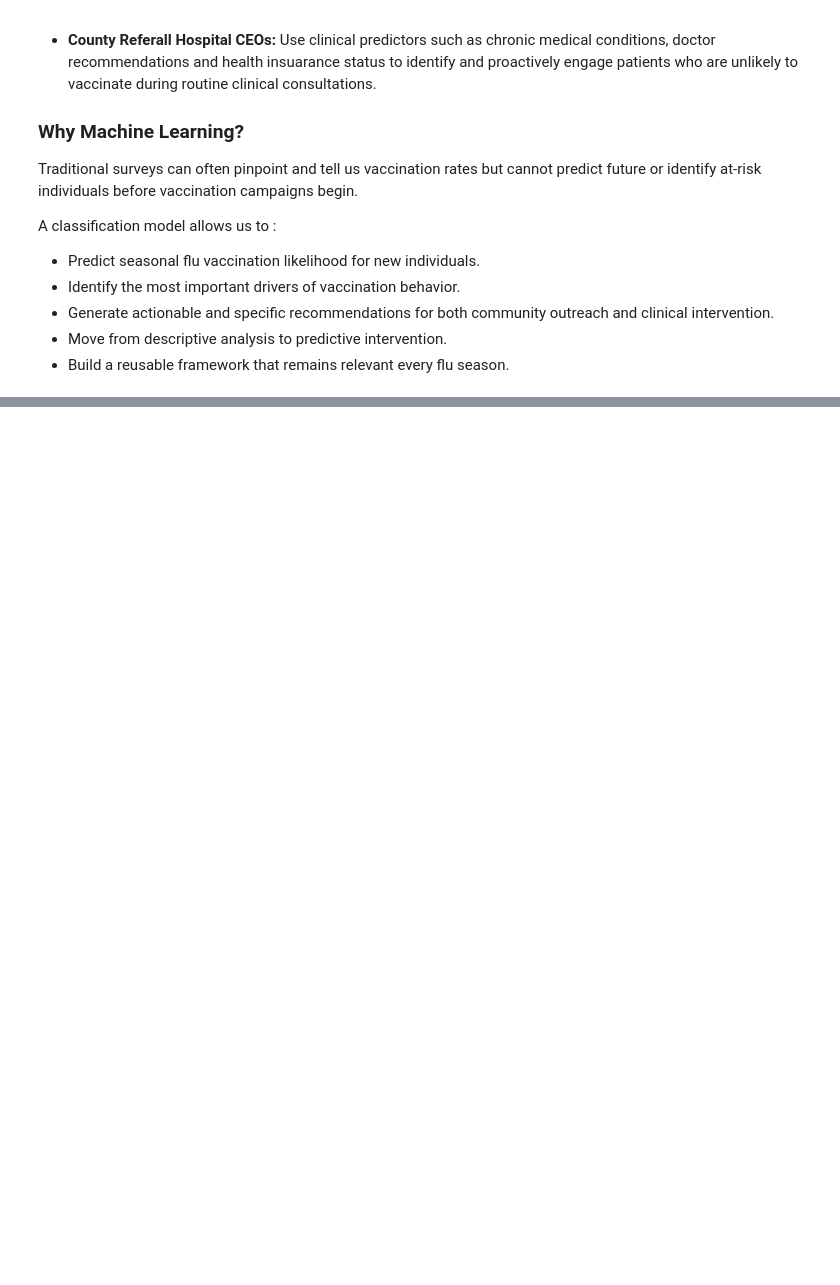
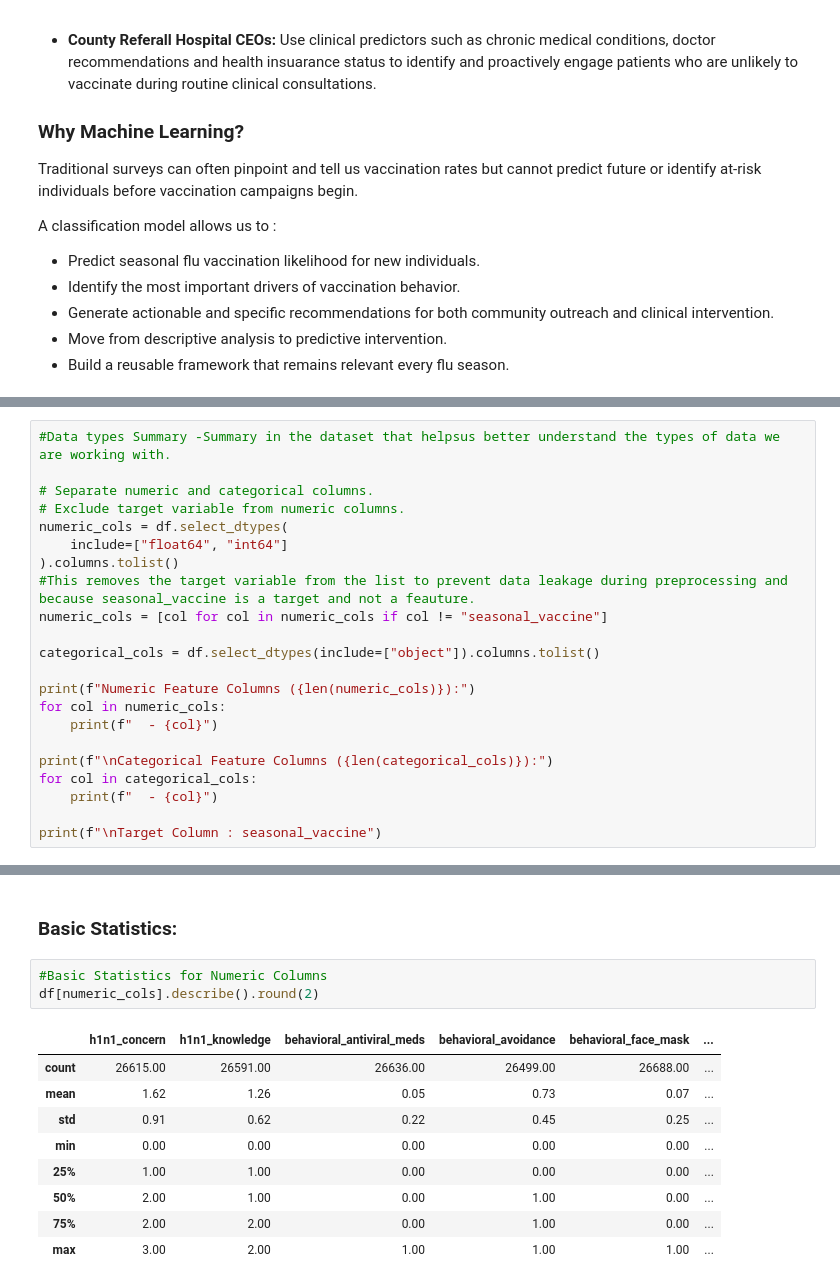
Before and after one commit to Naomiteroh/Project-3, a Jupyter notebook: Notebooks/Data_cleaning.ipynb, the cells around one changed output, grey strips where cells are left out. Saved outputs shown, nothing was run; the diff lists cells and outputs as text; blank space fills up the shorter version.

```diff
--- a/Notebooks/Data_cleaning.ipynb
+++ b/Notebooks/Data_cleaning.ipynb
@@ -126,0 +257,22 @@ A classification model allows us to :
+# %%
+#Data types Summary -Summary in the dataset that helpsus better understand the types of data we are working with.
+
+# Separate numeric and categorical columns.
+# Exclude target variable from numeric columns.
+numeric_cols = df.select_dtypes(
+    include=["float64", "int64"]
+).columns.tolist()
+#This removes the target variable from the list to prevent data leakage during preprocessing and because seasonal_vaccine is a target and not a feauture.
+numeric_cols = [col for col in numeric_cols if col != "seasonal_vaccine"]
+
+categorical_cols = df.select_dtypes(include=["object"]).columns.tolist()
+
+print(f"Numeric Feature Columns ({len(numeric_cols)}):")
+for col in numeric_cols:
+    print(f"  - {col}")
+
+print(f"\nCategorical Feature Columns ({len(categorical_cols)}):")
+for col in categorical_cols:
+    print(f"  - {col}")
+
+print(f"\nTarget Column : seasonal_vaccine")
@@ -126,0 +346,15 @@ A classification model allows us to :
+# %% [markdown]
+### **Basic Statistics:**
+# %%
+#Basic Statistics for Numeric Columns
+df[numeric_cols].describe().round(2)
+# %% [output]
+|  | h1n1_concern | h1n1_knowledge | behavioral_antiviral_meds | behavioral_avoidance | behavioral_face_mask | ... |
+| count | 26615.00 | 26591.00 | 26636.00 | 26499.00 | 26688.00 | ... |
+| mean | 1.62 | 1.26 | 0.05 | 0.73 | 0.07 | ... |
+| std | 0.91 | 0.62 | 0.22 | 0.45 | 0.25 | ... |
+| min | 0.00 | 0.00 | 0.00 | 0.00 | 0.00 | ... |
+| 25% | 1.00 | 1.00 | 0.00 | 0.00 | 0.00 | ... |
+| 50% | 2.00 | 1.00 | 0.00 | 1.00 | 0.00 | ... |
+| 75% | 2.00 | 2.00 | 0.00 | 1.00 | 0.00 | ... |
+| max | 3.00 | 2.00 | 1.00 | 1.00 | 1.00 | ... |
```
Also changed, not shown: parts of 25 cells of this notebook, 3 other files.
